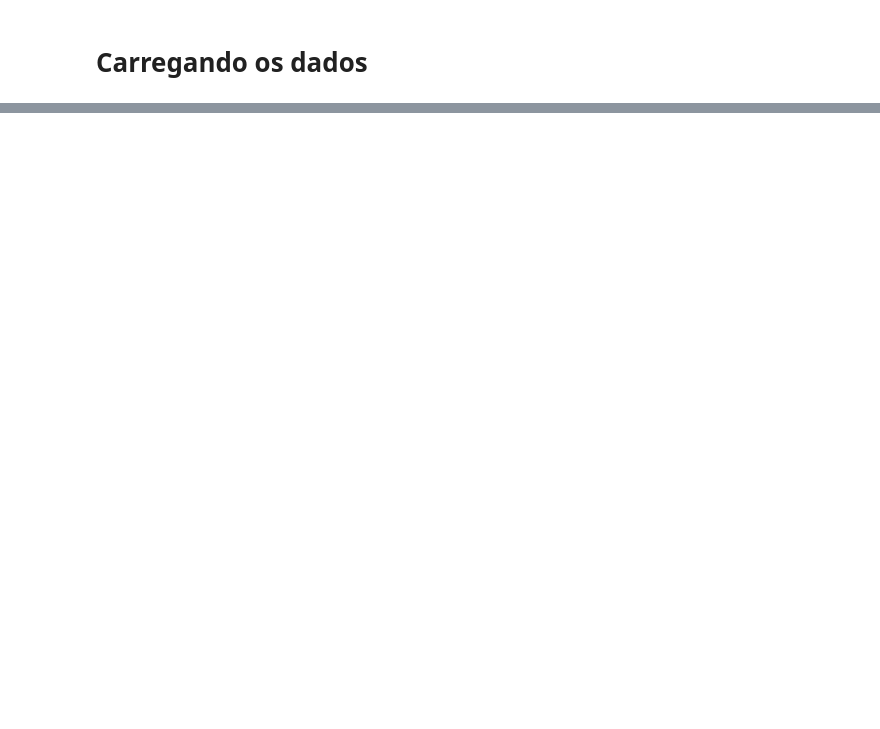
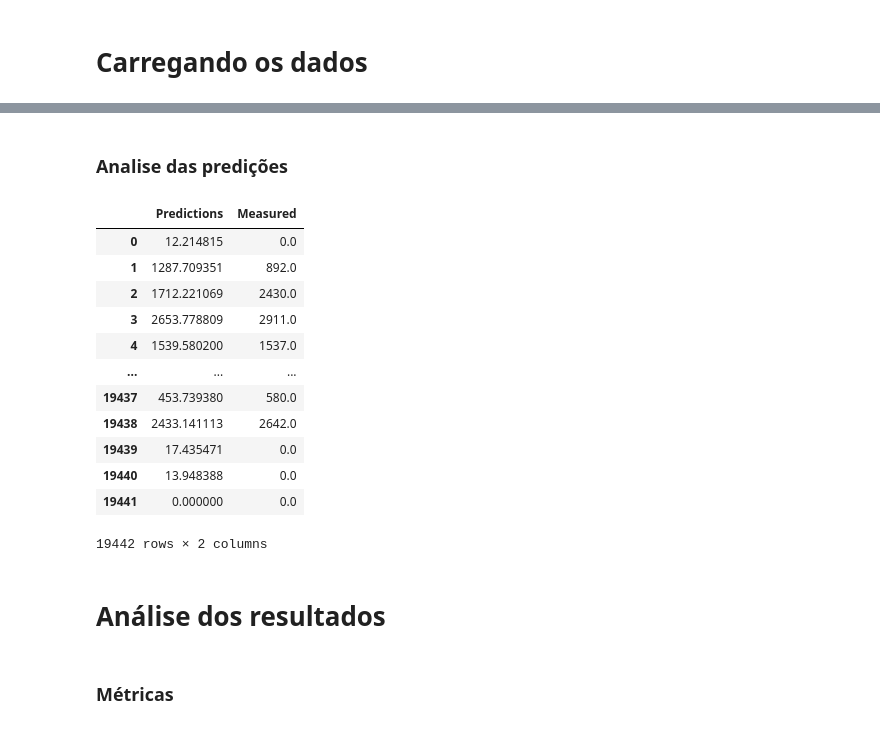
Before and after one commit to Jacquesjh/Kotoamatsukami, a Jupyter notebook: inst/trab_final.ipynb, the cells around one changed output, grey strips where cells are left out. Cells and saved outputs as stored; diff of their text form; code cells hidden in the pictures; blank space fills up the shorter version.

```diff
--- a/inst/trab_final.ipynb
+++ b/inst/trab_final.ipynb
@@ -44,0 +102,6 @@ df = data.copy()
+# %%
+power_generated_scaler = MinMaxScaler()
+power_generated_scaler.fit(train["Power Generated"].values.reshape(-1, 1))
+
+train_scaled = power_generated_scaler.transform(train["Power Generated"].values.reshape(-1, 1))
+train["Power Generated"] = [value[0] for value in train_scaled]
@@ -44,0 +110,6 @@ df = data.copy()
+# %%
+train_inputs  = train.values[:, :-1]
+train_outputs = train.values[:, -1]
+
+test_inputs  = test.values[:, :-1]
+test_outputs = test.values[:, -1]
@@ -44,0 +186,2 @@ df = data.copy()
+# %%
+xgb_model = XGBRegressor(eval_metric = "mae")
@@ -44,0 +190,2 @@ df = data.copy()
+# %%
+xgb_model.fit(train_inputs, train_outputs)
@@ -44,0 +203,26 @@ df = data.copy()
+# %% [markdown]
+### Analise das predições
+# %%
+predictions = power_generated_scaler.inverse_transform(xgb_model.predict(test_inputs).reshape(-1, 1))
+predictions = [pred[0] for pred in predictions]
+
+xgb_results = pd.DataFrame([predictions, test_outputs])
+
+xgb_results = xgb_results.transpose()
+xgb_results.columns = ["Predictions", "Measured"]
+xgb_results = xgb_results.applymap(lambda x: x if x > 0 else 0)
+xgb_results
+# %% [output]
+|  | Predictions | Measured |
+| 0 | 12.214815 | 0.0 |
+| 1 | 1287.709351 | 892.0 |
+| 2 | 1712.221069 | 2430.0 |
+| 3 | 2653.778809 | 2911.0 |
+| 4 | 1539.580200 | 1537.0 |
+| ... | ... | ... |
+| 19437 | 453.739380 | 580.0 |
+| 19438 | 2433.141113 | 2642.0 |
+| 19439 | 17.435471 | 0.0 |
+| 19440 | 13.948388 | 0.0 |
+| 19441 | 0.000000 | 0.0 |
+19442 rows × 2 columns
@@ -44,0 +231,2 @@ df = data.copy()
+# %% [markdown]
+# Análise dos resultados
@@ -44,0 +240,2 @@ df = data.copy()
+# %% [markdown]
+### Métricas
```
Also changed, not shown: parts of 110 cells of this notebook, 6 other files.
